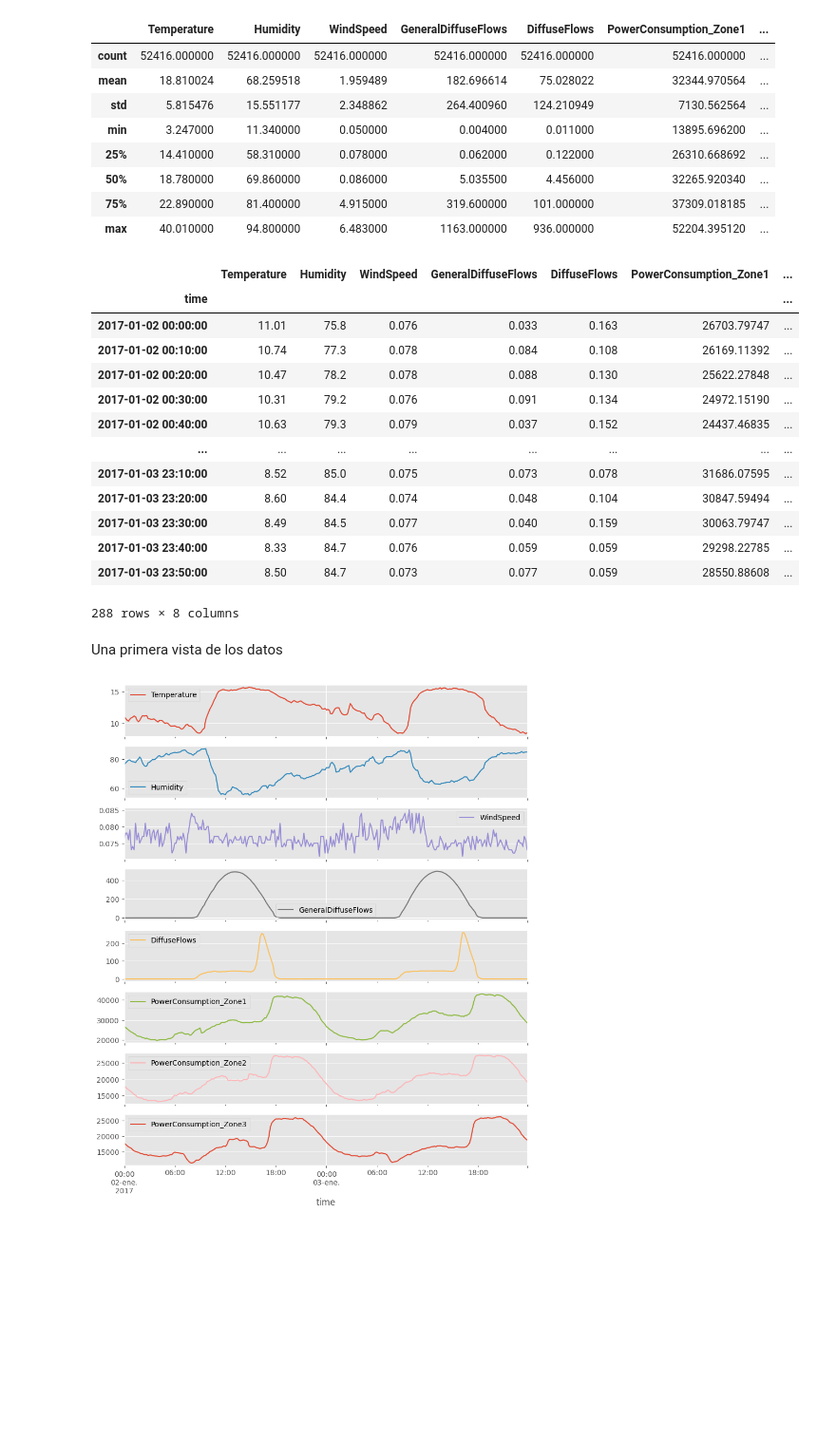
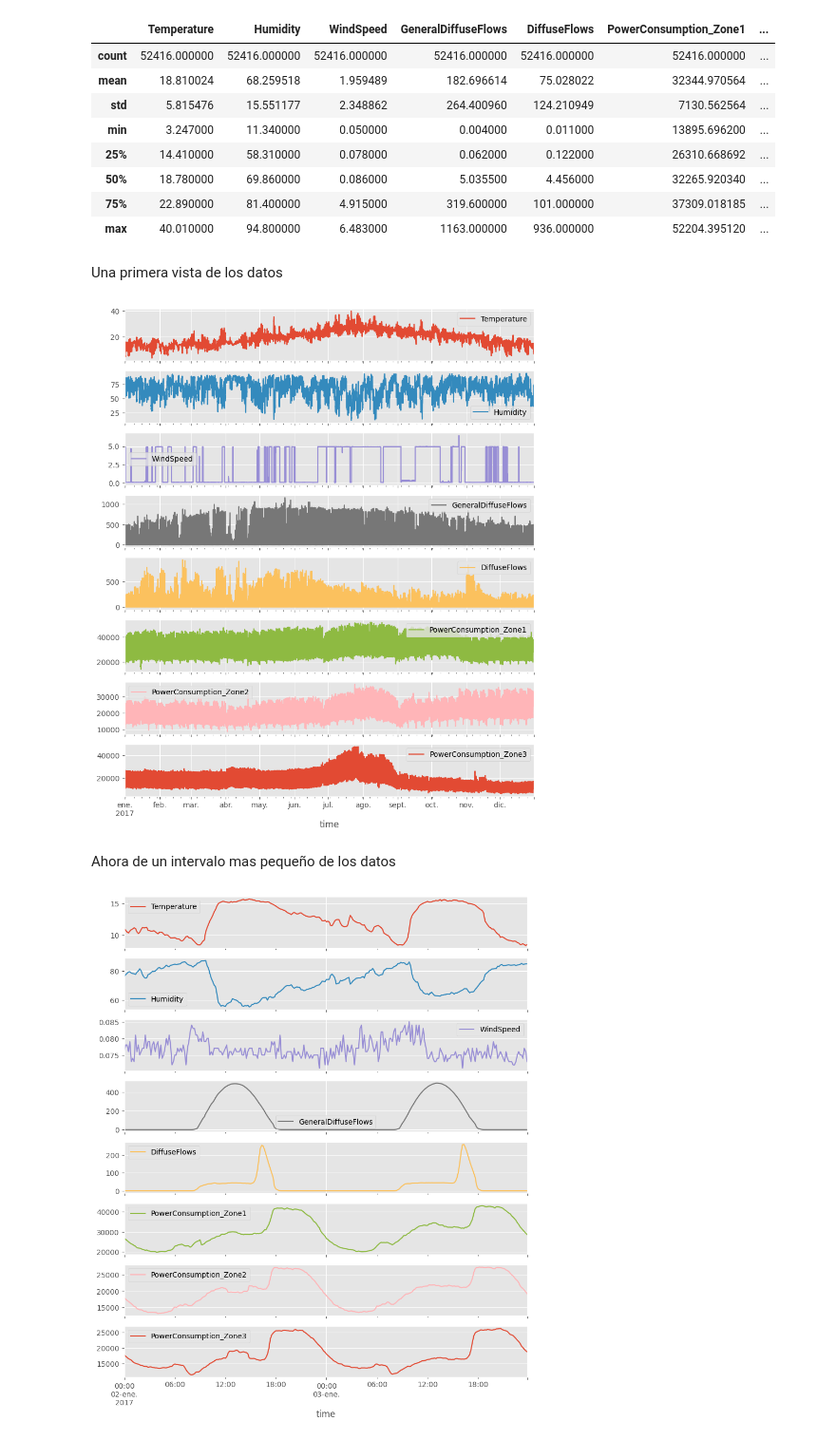
Before and after one commit to Jonkkeyler333/power_consumption_stat2, a Jupyter notebook: main.ipynb, the cells around one changed output. Shown at 95% size. Drawn from its saved outputs; the diff is of its cells as text; code cells hidden in the pictures; blank space fills up the shorter version.

```diff
--- a/main.ipynb
+++ b/main.ipynb
@@ -120,25 +120,15 @@ df.describe()
 | 50% | 18.780000 | 69.860000 | 0.086000 | 5.035500 | 4.456000 | 32265.920340 | ... |
 | 75% | 22.890000 | 81.400000 | 4.915000 | 319.600000 | 101.000000 | 37309.018185 | ... |
 | max | 40.010000 | 94.800000 | 6.483000 | 1163.000000 | 936.000000 | 52204.395120 | ... |
-# %%
-df['2017-01-02':'2017-01-03']
-# %% [output]
-|  | Temperature | Humidity | WindSpeed | GeneralDiffuseFlows | DiffuseFlows | PowerConsumption_Zone1 | ... |
-| time |  |  |  |  |  |  | ... |
-| 2017-01-02 00:00:00 | 11.01 | 75.8 | 0.076 | 0.033 | 0.163 | 26703.79747 | ... |
-| 2017-01-02 00:10:00 | 10.74 | 77.3 | 0.078 | 0.084 | 0.108 | 26169.11392 | ... |
-| 2017-01-02 00:20:00 | 10.47 | 78.2 | 0.078 | 0.088 | 0.130 | 25622.27848 | ... |
-| 2017-01-02 00:30:00 | 10.31 | 79.2 | 0.076 | 0.091 | 0.134 | 24972.15190 | ... |
-| 2017-01-02 00:40:00 | 10.63 | 79.3 | 0.079 | 0.037 | 0.152 | 24437.46835 | ... |
-| ... | ... | ... | ... | ... | ... | ... | ... |
-| 2017-01-03 23:10:00 | 8.52 | 85.0 | 0.075 | 0.073 | 0.078 | 31686.07595 | ... |
-| 2017-01-03 23:20:00 | 8.60 | 84.4 | 0.074 | 0.048 | 0.104 | 30847.59494 | ... |
-| 2017-01-03 23:30:00 | 8.49 | 84.5 | 0.077 | 0.040 | 0.159 | 30063.79747 | ... |
-| 2017-01-03 23:40:00 | 8.33 | 84.7 | 0.076 | 0.059 | 0.059 | 29298.22785 | ... |
-| 2017-01-03 23:50:00 | 8.50 | 84.7 | 0.073 | 0.077 | 0.059 | 28550.88608 | ... |
-288 rows × 8 columns
 # %% [markdown]
 Una primera vista de los datos
+# %%
+df.plot(subplots=True,figsize=(10,12))
+plt.show()
+# %% [output]
+[figure, added]
+# %% [markdown]
+Ahora de un intervalo mas pequeño de los datos
 # %%
 df['2017-01-02':'2017-01-03'].plot(subplots=True,figsize=(10,12))
 plt.show()
```
Also changed, not shown: parts of 4 cells of this notebook.
